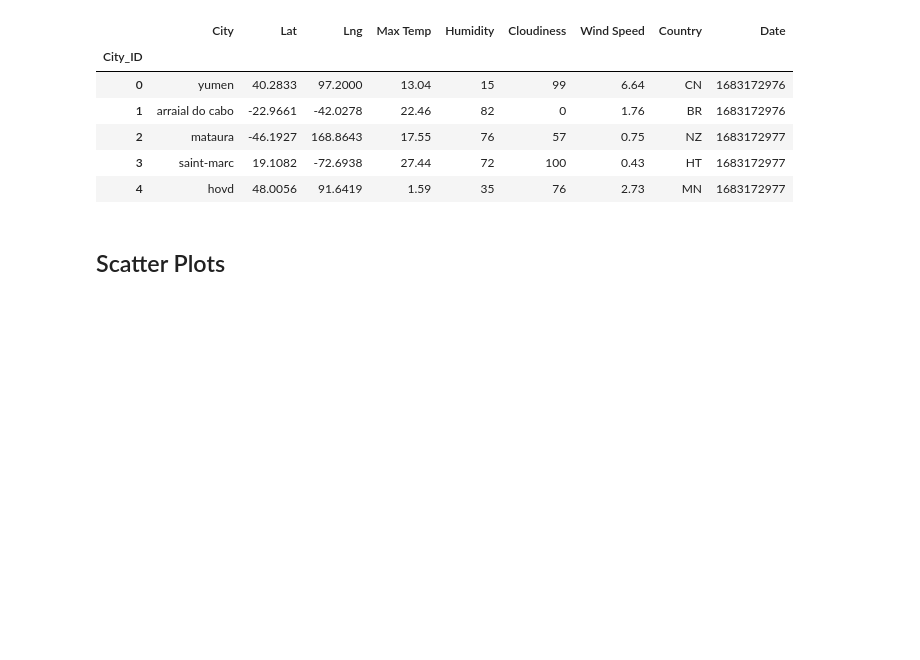
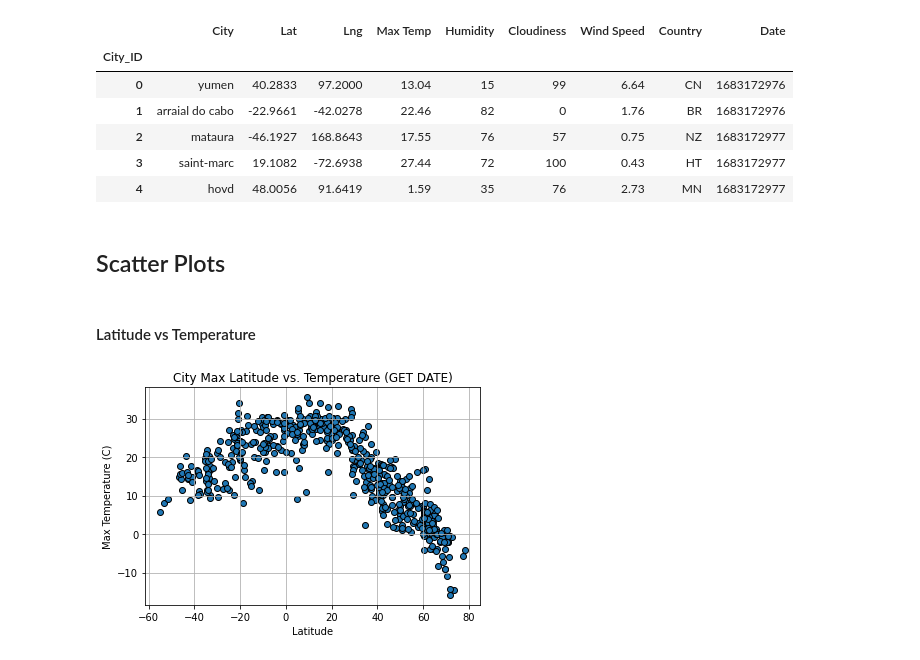
Before and after one commit to Wheezyotter/python-api-challenge, a Jupyter notebook: WeatherPy/WeatherPy.ipynb, the cells around one changed output. Saved outputs shown, nothing was run; the diff lists cells and outputs as text; code cells hidden in the pictures; blank space fills up the shorter version.

Commit message:
Added first plot

```diff
--- a/WeatherPy/WeatherPy.ipynb
+++ b/WeatherPy/WeatherPy.ipynb
@@ -173,3 +173,22 @@ city_data_df.head()
 | 4 | hovd | 48.0056 | 91.6419 | 1.59 | 35 | 76 | 2.73 | MN | 1683172977 |
 # %% [markdown]
 ## Scatter Plots
+# %% [markdown]
+#### Latitude vs Temperature
+# %%
+temperature = city_data_df["Max Temp"]
+latitude = city_data_df["Lat"]
+# get today's date
+
+fig1, ax1 = plt.subplots()
+
+ax1.scatter(latitude, temperature, edgecolors = "black")
+
+ax1.set_title("City Max Latitude vs. Temperature (GET DATE)")
+ax1.set_xlabel("Latitude")
+ax1.set_ylabel("Max Temperature (C)")
+ax1.grid()
+
+plt.show()
+# %% [output]
+[figure, added]
```
